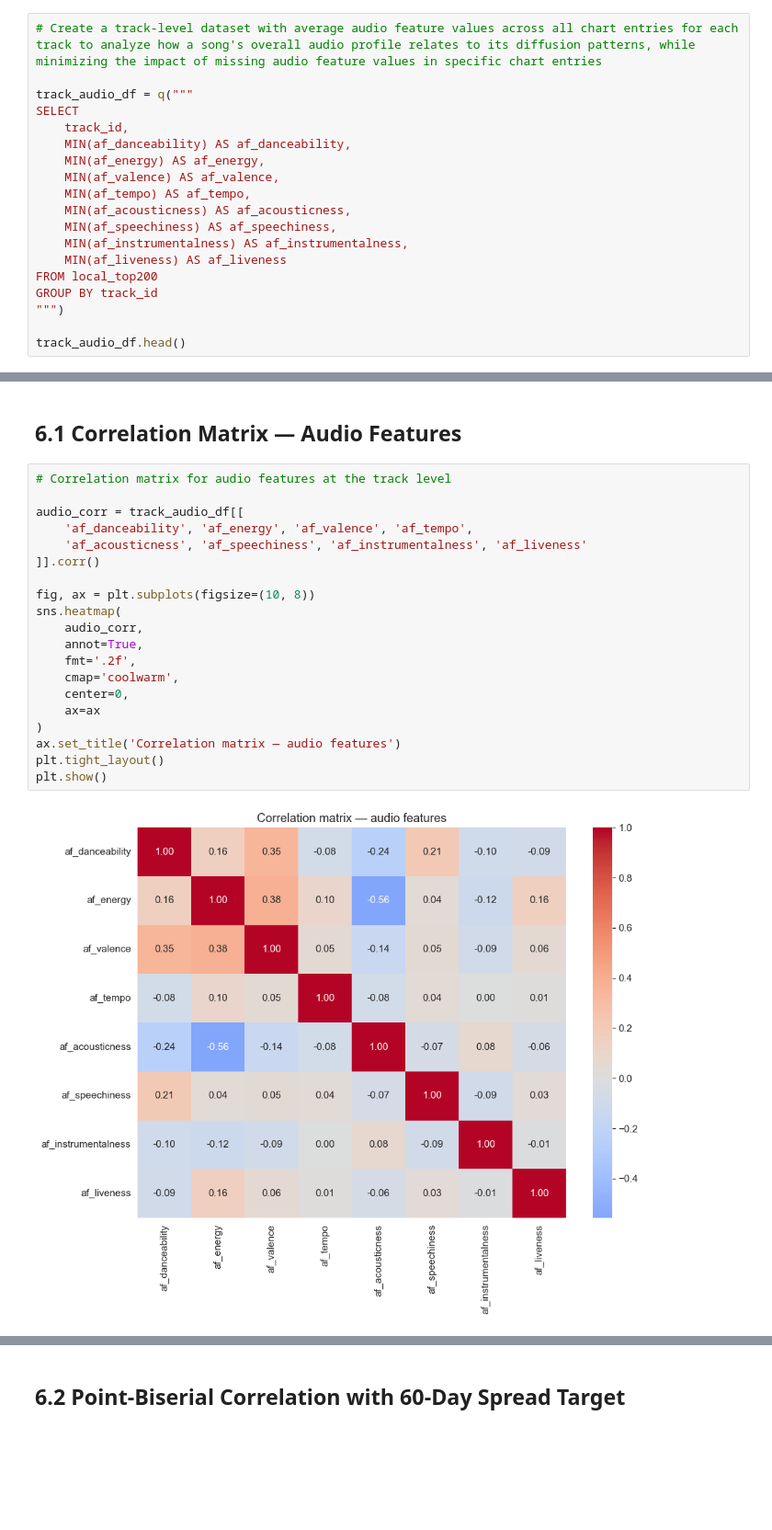
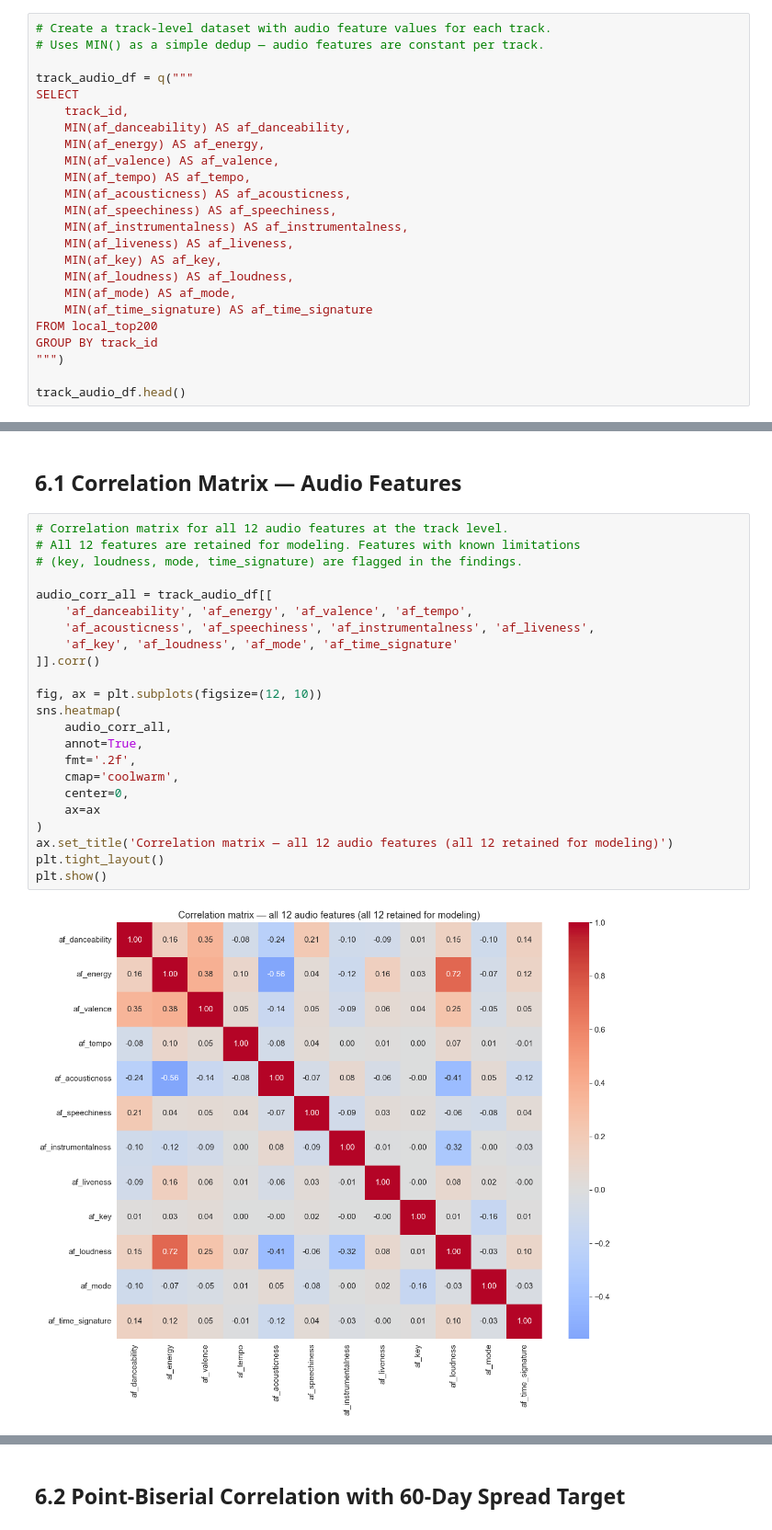
Before and after one commit to mchlkan/ML_Group_AB, a Jupyter notebook: notebooks/02_EDA.ipynb, the cells around one changed output, grey strips where cells are left out. Shown at 92% size. Cells and saved outputs as stored; diff of their text form; blank space fills up the shorter version.

```diff
--- a/notebooks/02_EDA.ipynb
+++ b/notebooks/02_EDA.ipynb
@@ -2478,7 +2566,8 @@ audio_summary_df
 |  | af_danceability | af_energy | af_valence | af_tempo | af_acousticness | af_speechiness | ... |
 | 0 | 0.686441 | 0.645291 | 0.525679 | 121.085674 | 0.256644 | 0.108095 | ... |
 # %%
-# Create a track-level dataset with average audio feature values across all chart entries for each track to analyze how a song's overall audio profile relates to its diffusion patterns, while minimizing the impact of missing audio feature values in specific chart entries
+# Create a track-level dataset with audio feature values for each track.
+# Uses MIN() as a simple dedup — audio features are constant per track.
 
 track_audio_df = q("""
 SELECT
@@ -2490,7 +2579,11 @@ SELECT
     MIN(af_acousticness) AS af_acousticness,
     MIN(af_speechiness) AS af_speechiness,
     MIN(af_instrumentalness) AS af_instrumentalness,
-    MIN(af_liveness) AS af_liveness
+    MIN(af_liveness) AS af_liveness,
+    MIN(af_key) AS af_key,
+    MIN(af_loudness) AS af_loudness,
+    MIN(af_mode) AS af_mode,
+    MIN(af_time_signature) AS af_time_signature
 FROM local_top200
 GROUP BY track_id
 """)
@@ -3813,27 +3951,30 @@ This section examines correlations between numeric features and flags any multic
 # %% [markdown]
 ## 6.1 Correlation Matrix — Audio Features
 # %%
-# Correlation matrix for audio features at the track level
+# Correlation matrix for all 12 audio features at the track level.
+# All 12 features are retained for modeling. Features with known limitations
+# (key, loudness, mode, time_signature) are flagged in the findings.
 
-audio_corr = track_audio_df[[
+audio_corr_all = track_audio_df[[
     'af_danceability', 'af_energy', 'af_valence', 'af_tempo',
-    'af_acousticness', 'af_speechiness', 'af_instrumentalness', 'af_liveness'
+    'af_acousticness', 'af_speechiness', 'af_instrumentalness', 'af_liveness',
+    'af_key', 'af_loudness', 'af_mode', 'af_time_signature'
 ]].corr()
 
-fig, ax = plt.subplots(figsize=(10, 8))
+fig, ax = plt.subplots(figsize=(12, 10))
 sns.heatmap(
-    audio_corr,
+    audio_corr_all,
     annot=True,
     fmt='.2f',
     cmap='coolwarm',
     center=0,
     ax=ax
 )
-ax.set_title('Correlation matrix — audio features')
+ax.set_title('Correlation matrix — all 12 audio features (all 12 retained for modeling)')
 plt.tight_layout()
 plt.show()
 # %% [output]
-[figure, old version]
+[figure, new version]
 # %% [markdown]
 **Findings**
 
```
Also changed, not shown: parts of 45 cells of this notebook, 1 other file.
